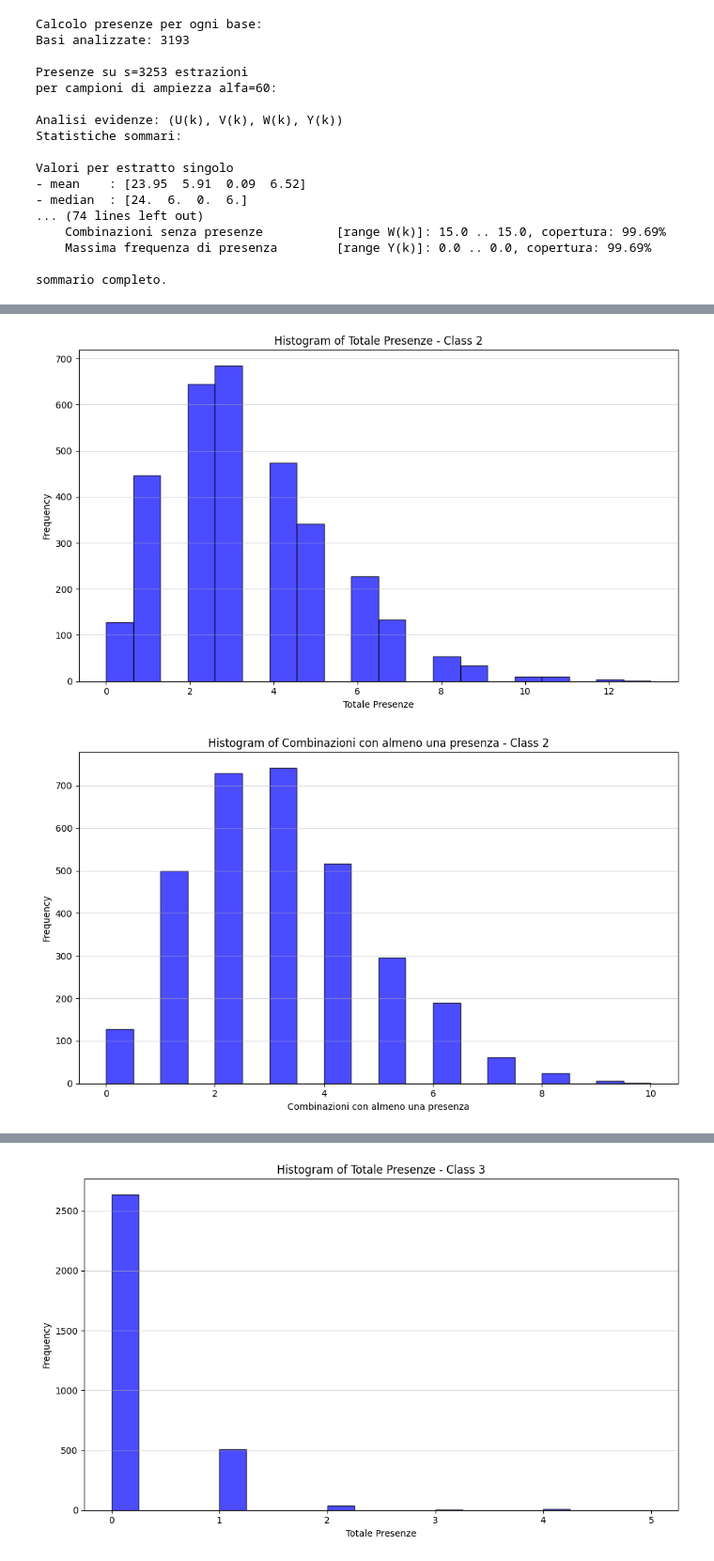
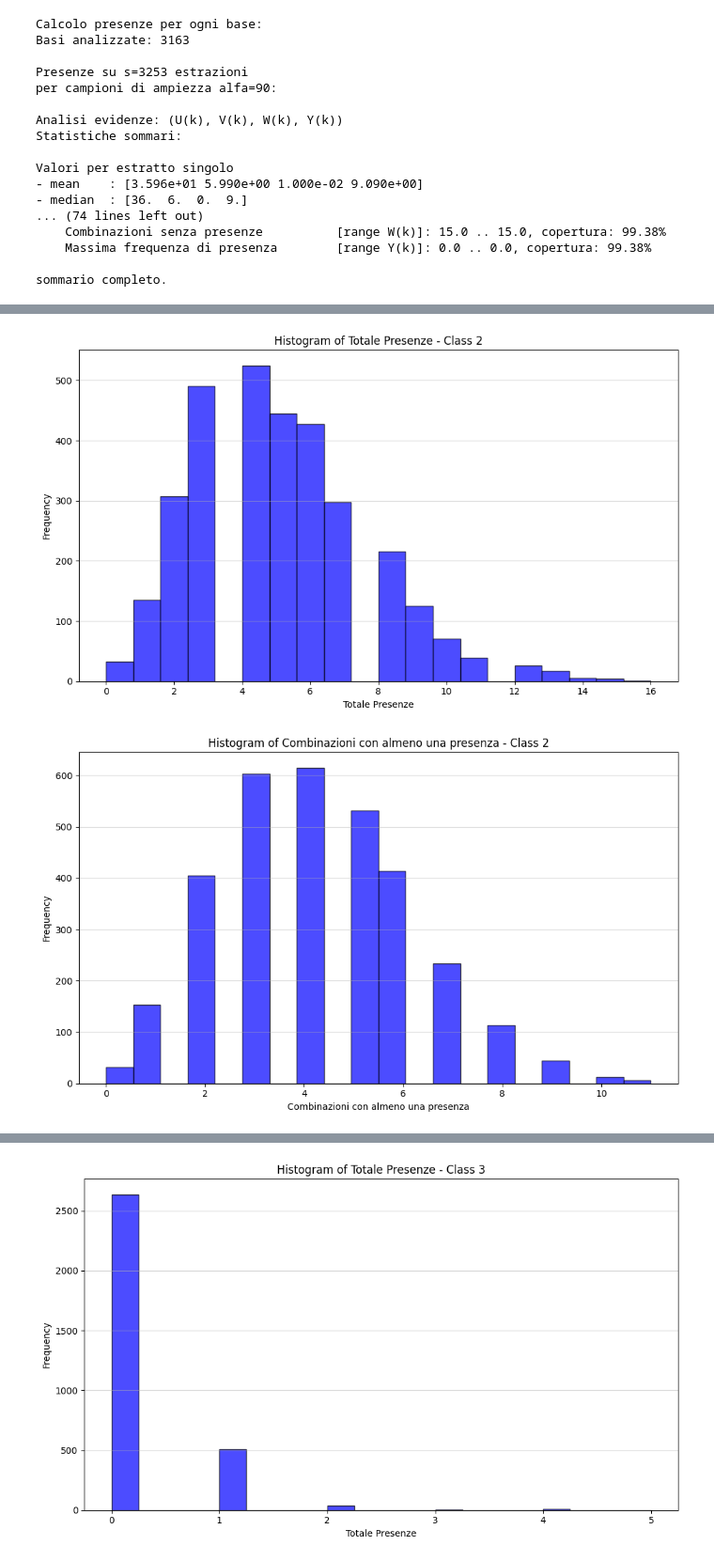
Before and after one commit to ricantares/super8slim, a Jupyter notebook: rebase1.ipynb, the cells around one changed output, grey strips where cells are left out. Shown at 94% size. Cells and saved outputs as stored; diff of their text form; code cells hidden in the pictures.

```diff
--- a/rebase1.ipynb
+++ b/rebase1.ipynb
@@ -64,7 +64,7 @@ rl = RebaseLib()
 # Popolazione
 storico_estrazioni = ll.carica_storico() # Carica le estrazioni da un file CSV
 # Intervalli di campionamento
-size_campione = 60
+size_campione = 90 # Numero di estrazioni da considerare per il campione (es. 60 estrazioni più recenti)
 
 # Frequenza presenze per intervallo di campionamento
 print("Calcolo presenze per ogni base:")
@@ -92,19 +92,19 @@ for k in range(0,2):
         draw_histogram(data_column, k, descr[j])
 # %% [output]
 Calcolo presenze per ogni base:
-Basi analizzate: 3193
+Basi analizzate: 3163
 
 Presenze su s=3253 estrazioni
-per campioni di ampiezza alfa=60:
+per campioni di ampiezza alfa=90:
 
 Analisi evidenze: (U(k), V(k), W(k), Y(k))
 Statistiche sommari:
 
 Valori per estratto singolo
-- mean    : [23.95  5.91  0.09  6.52]
-- median  : [24.  6.  0.  6.]
+- mean    : [3.596e+01 5.990e+00 1.000e-02 9.090e+00]
+- median  : [36.  6.  0.  9.]
 ... (74 lines left out)
-    Combinazioni senza presenze          [range W(k)]: 15.0 .. 15.0, copertura: 99.69%
-    Massima frequenza di presenza        [range Y(k)]: 0.0 .. 0.0, copertura: 99.69%
+    Combinazioni senza presenze          [range W(k)]: 15.0 .. 15.0, copertura: 99.38%
+    Massima frequenza di presenza        [range Y(k)]: 0.0 .. 0.0, copertura: 99.38%
 
 sommario completo.
@@ -115,2 +115,2 @@ sommario completo.
-[figure, old version]
+[figure, new version]
-[figure, old version]
+[figure, new version]
```
Also changed, not shown: parts of 2 cells of this notebook, 3 other files.
